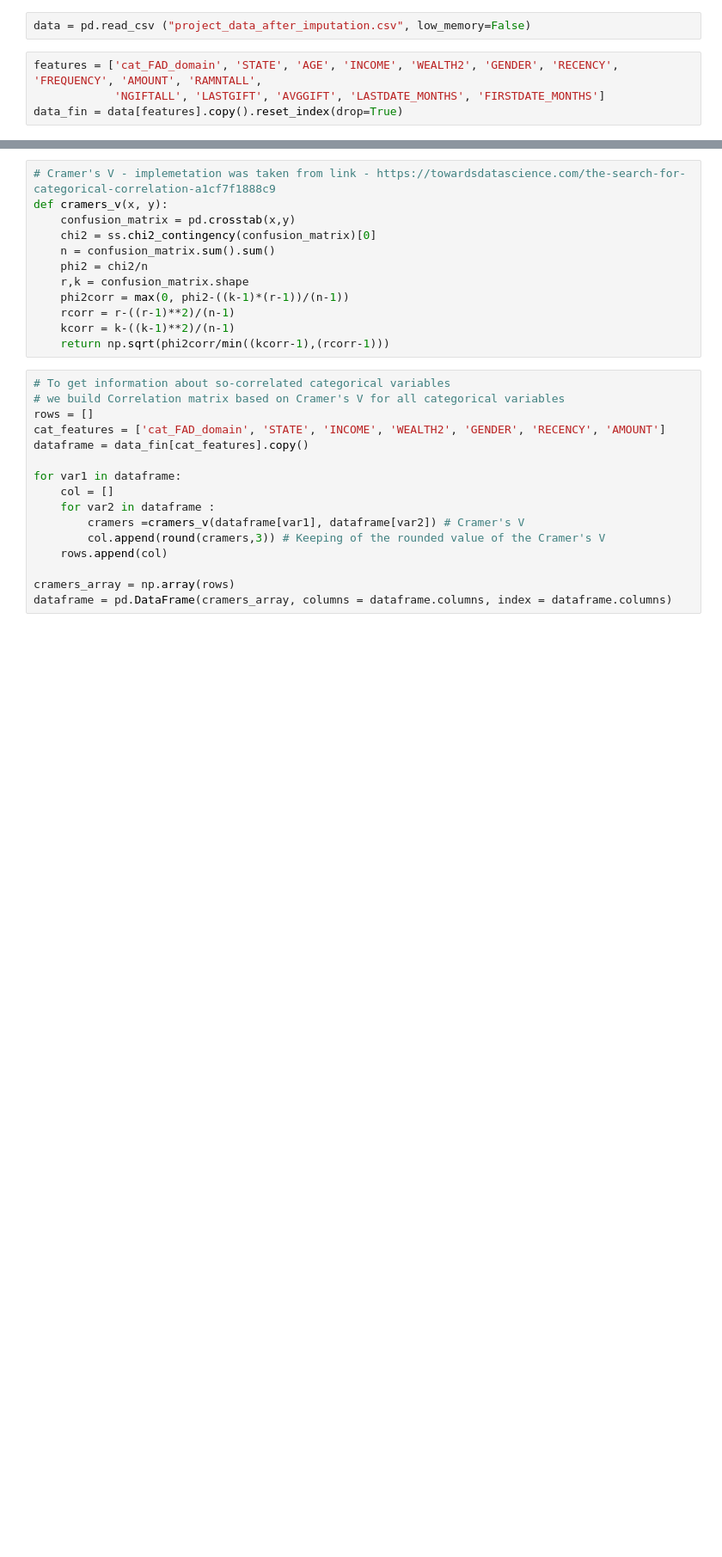
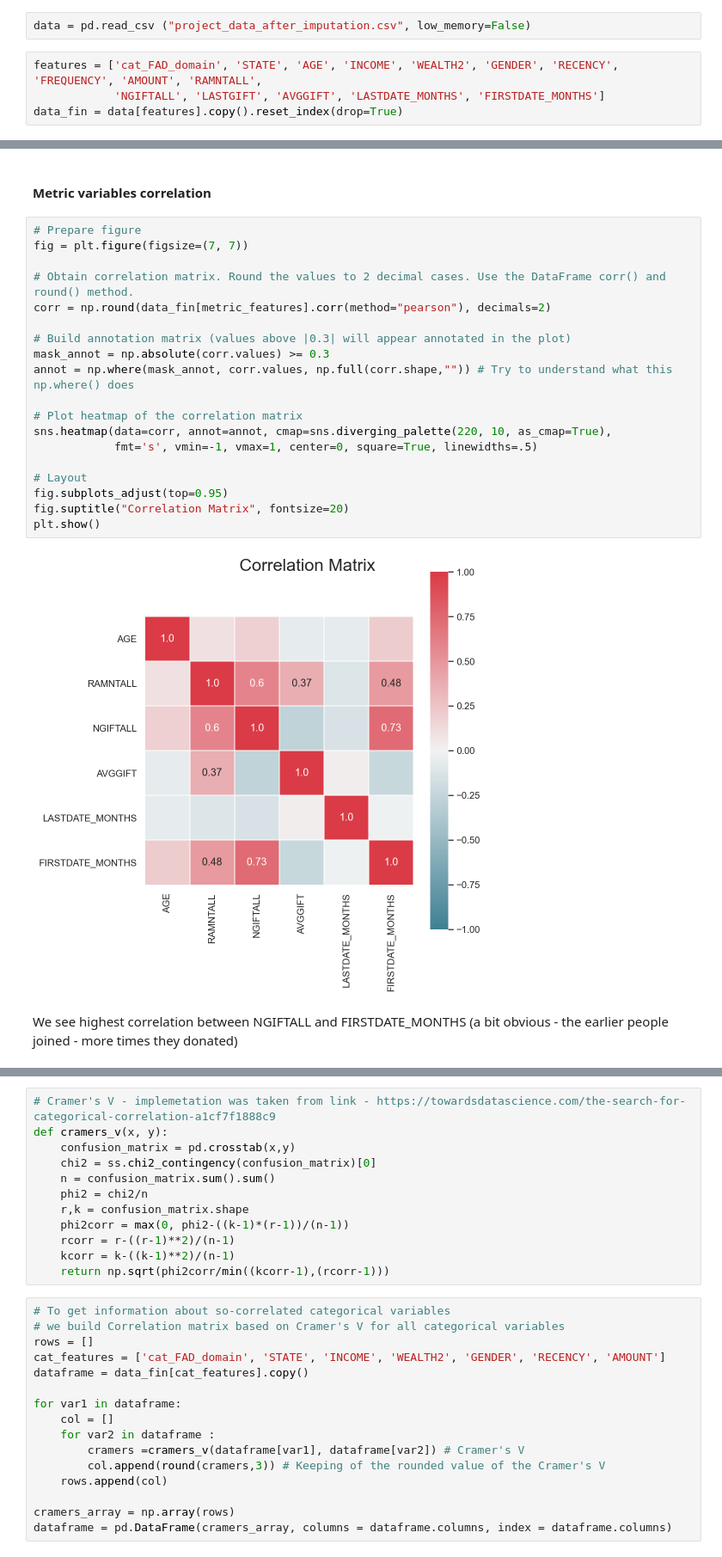
Before and after one commit to fredericosantos/ims_DM_Project, a Jupyter notebook: svitlana_new.ipynb, the cells around one changed output, grey strips where cells are left out. Shown at 86% size. Saved outputs shown, nothing was run; the diff lists cells and outputs as text; blank space fills up the shorter version.

```diff
--- a/svitlana_new.ipynb
+++ b/svitlana_new.ipynb
@@ -563,0 +568,26 @@ plt.show()
+# %% [markdown]
+#### Metric variables correlation
+# %%
+# Prepare figure
+fig = plt.figure(figsize=(7, 7))
+
+# Obtain correlation matrix. Round the values to 2 decimal cases. Use the DataFrame corr() and round() method.
+corr = np.round(data_fin[metric_features].corr(method="pearson"), decimals=2)
+
+# Build annotation matrix (values above |0.3| will appear annotated in the plot)
+mask_annot = np.absolute(corr.values) >= 0.3
+annot = np.where(mask_annot, corr.values, np.full(corr.shape,"")) # Try to understand what this np.where() does
+
+# Plot heatmap of the correlation matrix
+sns.heatmap(data=corr, annot=annot, cmap=sns.diverging_palette(220, 10, as_cmap=True),
+            fmt='s', vmin=-1, vmax=1, center=0, square=True, linewidths=.5)
+
+# Layout
+fig.subplots_adjust(top=0.95)
+fig.suptitle("Correlation Matrix", fontsize=20)
+plt.show()
+# %% [output]
+[figure, added]
+# %% [markdown]
+We see highest correlation between NGIFTALL and FIRSTDATE_MONTHS
+(a bit obvious - the earlier people joined - more times they donated)
```
Also changed, not shown: parts of 6 cells of this notebook.
